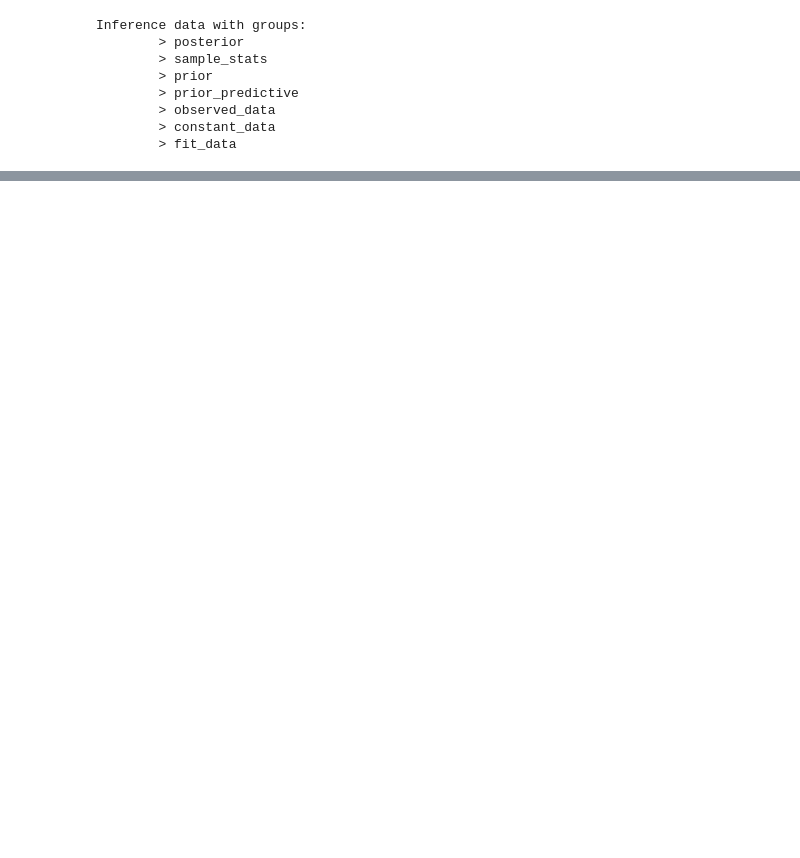
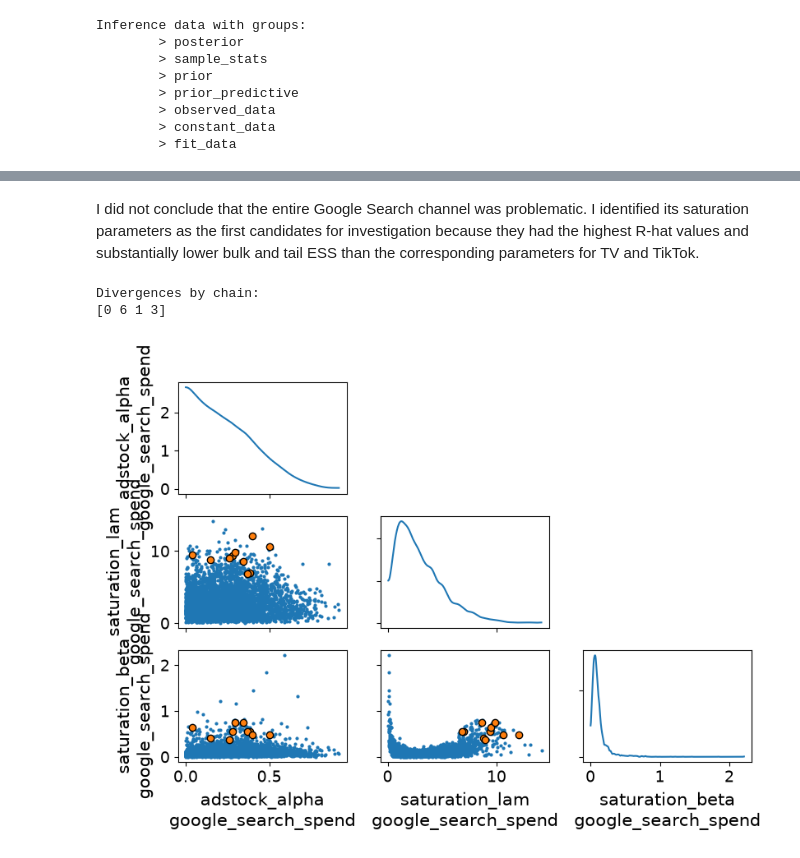
Before and after one commit to koalalovecoding/pymc-marketing-retail-mmm, a Jupyter notebook: notebooks/02_build_fit_and_diagnostics.ipynb, the cells around one changed output, grey strips where cells are left out. Saved outputs shown, nothing was run; the diff lists cells and outputs as text; code cells hidden in the pictures; blank space fills up the shorter version.

```diff
--- a/notebooks/02_build_fit_and_diagnostics.ipynb
+++ b/notebooks/02_build_fit_and_diagnostics.ipynb
@@ -267,0 +340,31 @@ Inference data with groups:
+# %% [markdown]
+I did not conclude that the entire Google Search channel was problematic. I identified its saturation parameters as the first candidates for investigation because they had the highest R-hat values and substantially lower bulk and tail ESS than the corresponding parameters for TV and TikTok.
+# %%
+idata = mmm.idata
+
+print("Divergences by chain:")
+print(
+    idata["sample_stats"]["diverging"]
+    .sum(dim="draw")
+    .values
+)
+
+az.plot_pair(
+    idata,
+    var_names=[
+        "adstock_alpha",
+        "saturation_lam",
+        "saturation_beta",
+    ],
+    coords={
+        "channel": ["google_search_spend"]
+    },
+    kind="scatter",
+    marginals=True,
+    divergences=True,
+    figsize=(9, 6),
+);
+# %% [output]
+Divergences by chain:
+[0 6 1 3]
+[figure, added]
```
Also changed, not shown: parts of 12 cells of this notebook.
